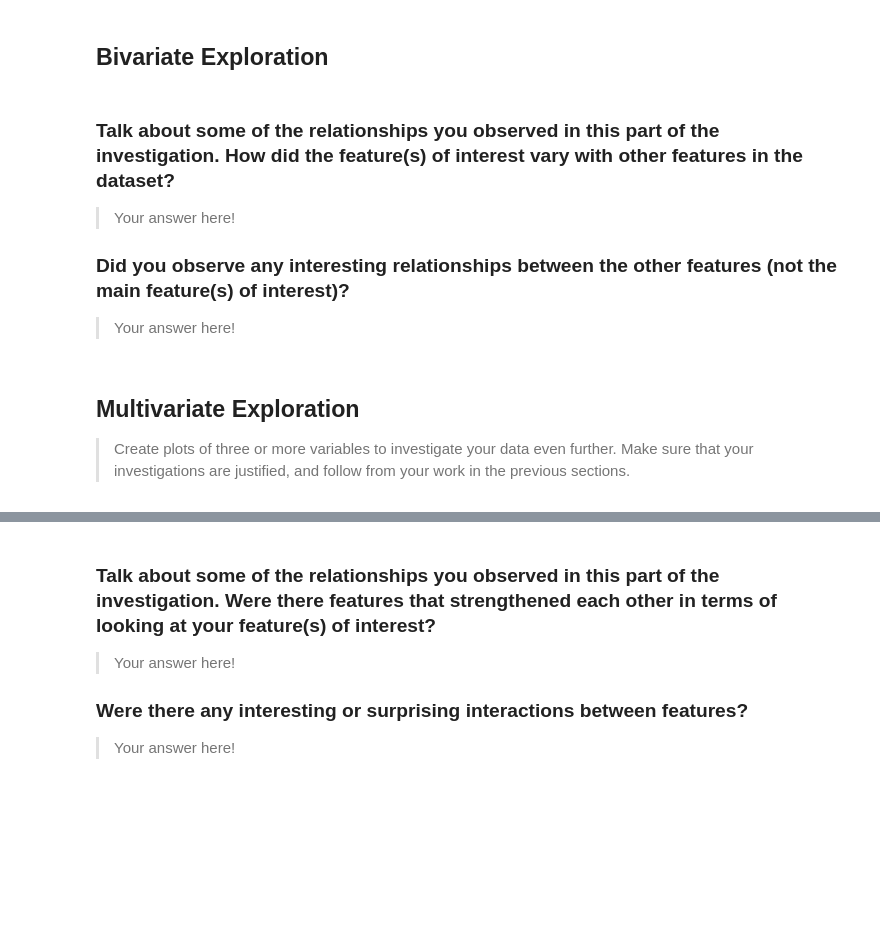
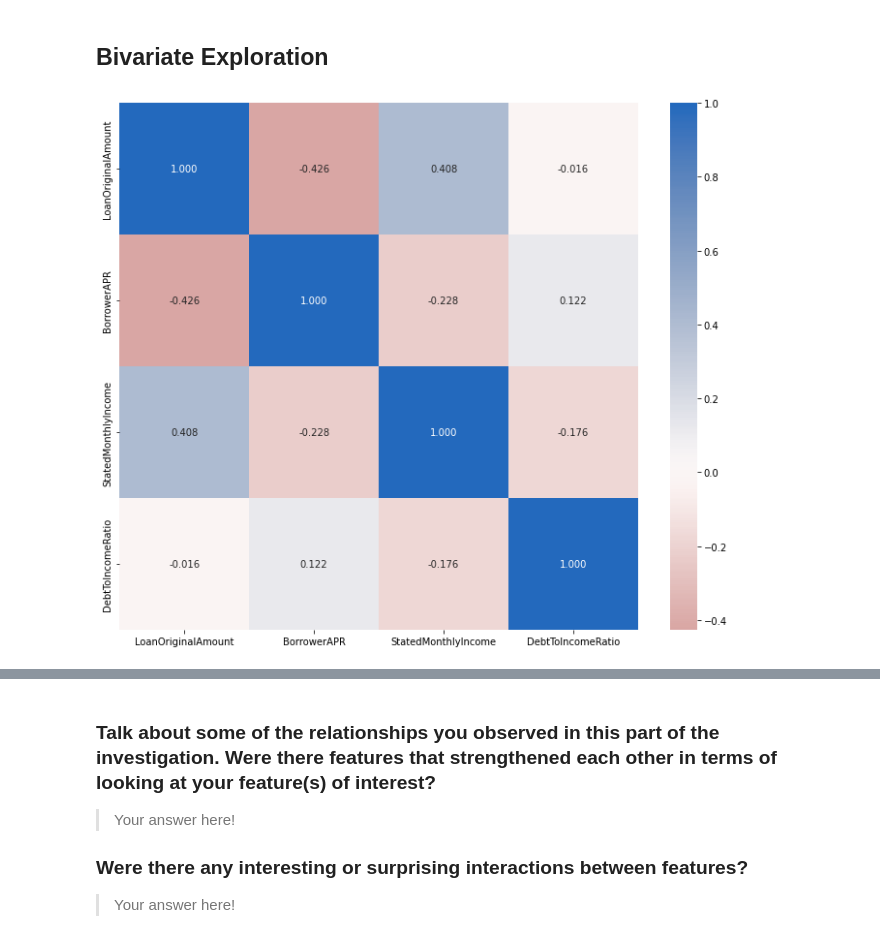
Before and after one commit to andisiambuku/Loans-Analysis-Project, a Jupyter notebook: Part_I_exploration_template.ipynb, the cells around one changed output, grey strips where cells are left out. Saved outputs shown, nothing was run; the diff lists cells and outputs as text; code cells hidden in the pictures; blank space fills up the shorter version.

Commit message:
Bivariate Visualizations

```diff
--- a/Part_I_exploration_template.ipynb
+++ b/Part_I_exploration_template.ipynb
@@ -331,17 +331,12 @@ From the visualization most of the borrowers are individuals who are employed fu
 > The stated monthly income distribution is skewed to the right. DebtToIncomeRatio is also right skewed. There is no need to perform any transformations.
 # %% [markdown]
 ## Bivariate Exploration
-# %% [markdown]
-### Talk about some of the relationships you observed in this part of the investigation. How did the feature(s) of interest vary with other features in the dataset?
-
-> Your answer here!
-
-### Did you observe any interesting relationships between the other features (not the main feature(s) of interest)?
-
-> Your answer here!
-# %% [markdown]
-## Multivariate Exploration
-
-> Create plots of three or more variables to investigate your data even
-further. Make sure that your investigations are justified, and follow from
-your work in the previous sections.
+# %%
+cat_var = ['Term','ProsperRating (Alpha)', 'EmploymentStatus','Occupation']
+num_var = ['LoanOriginalAmount', 'BorrowerAPR', 'StatedMonthlyIncome','DebtToIncomeRatio']
+# %%
+#correlation plot
+plt.figure(figsize=[12,10])
+sb.heatmap(df_proloans[num_var].corr(), annot=True, fmt = '.3f',cmap='vlag_r',center=0);
+# %% [output]
+[figure, added]
```
Also changed, not shown: parts of 14 cells of this notebook.
